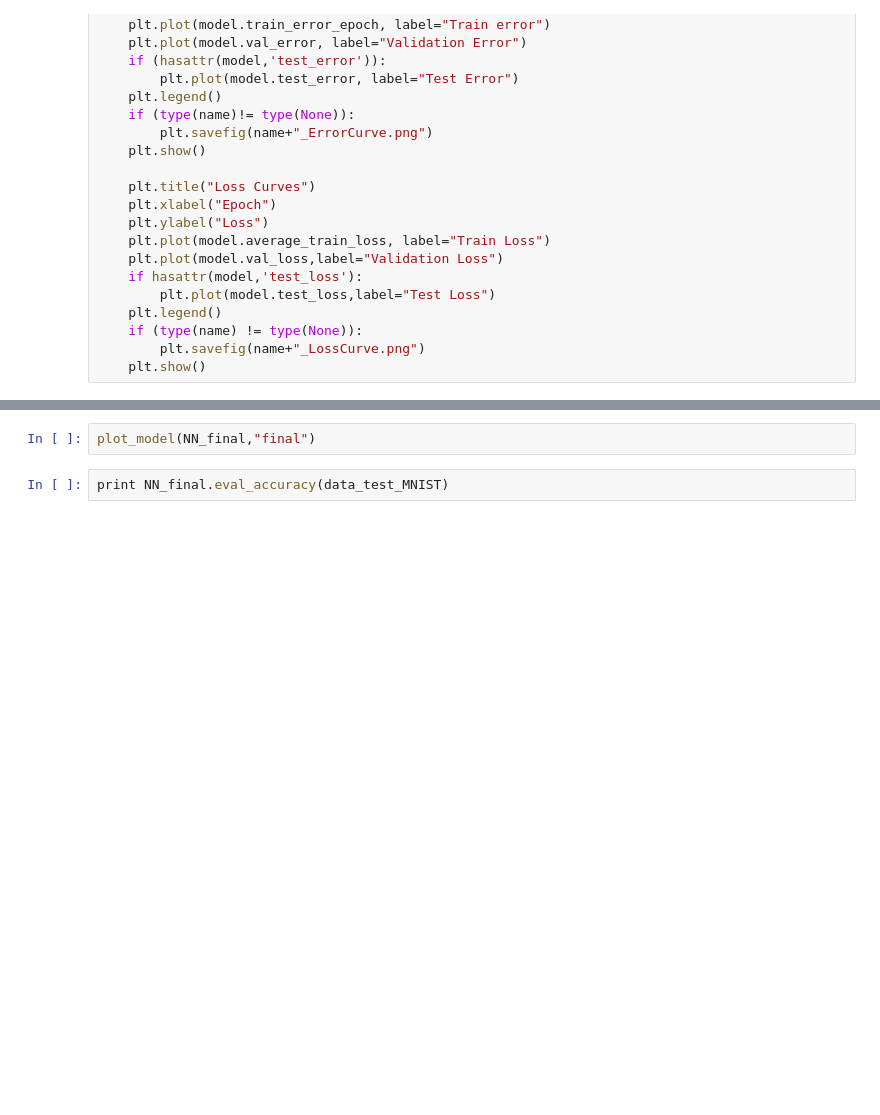
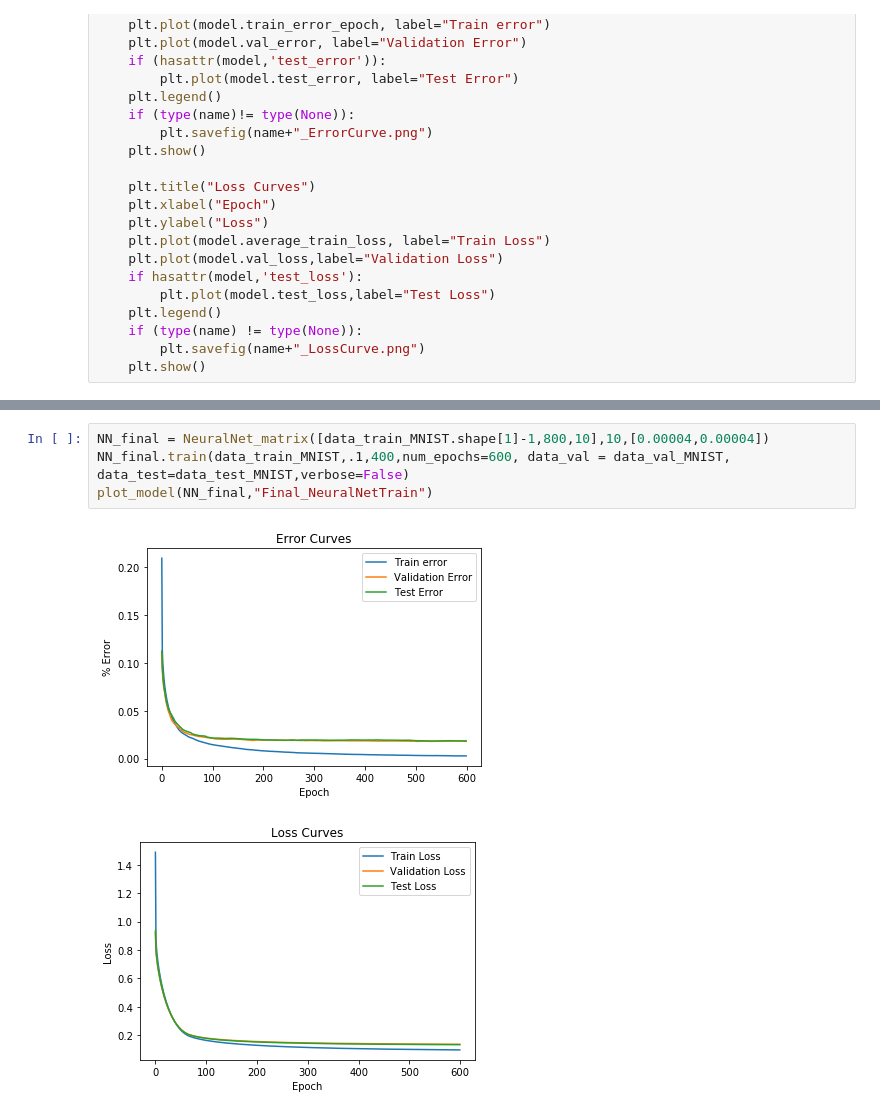
Before and after one commit to harshj96/Homework-3-IFT6390, a Jupyter notebook: Devoir_3_Neural_Net.ipynb, the cells around one changed output, grey strips where cells are left out. Drawn from its saved outputs; the diff is of its cells as text; blank space fills up the shorter version.

```diff
--- a/Devoir_3_Neural_Net.ipynb
+++ b/Devoir_3_Neural_Net.ipynb
@@ -824,4 +828,7 @@ KeyboardInterrupt:
-# %%
-plot_model(NN_final,"final")
-# %%
-print NN_final.eval_accuracy(data_test_MNIST)
+# %%
+NN_final = NeuralNet_matrix([data_train_MNIST.shape[1]-1,800,10],10,[0.00004,0.00004])
+NN_final.train(data_train_MNIST,.1,400,num_epochs=600, data_val = data_val_MNIST, data_test=data_test_MNIST,verbose=False)
+plot_model(NN_final,"Final_NeuralNetTrain")
+# %% [output]
+[figure, added]
+[figure, added]
```
Also changed, not shown: parts of 4 cells of this notebook.
